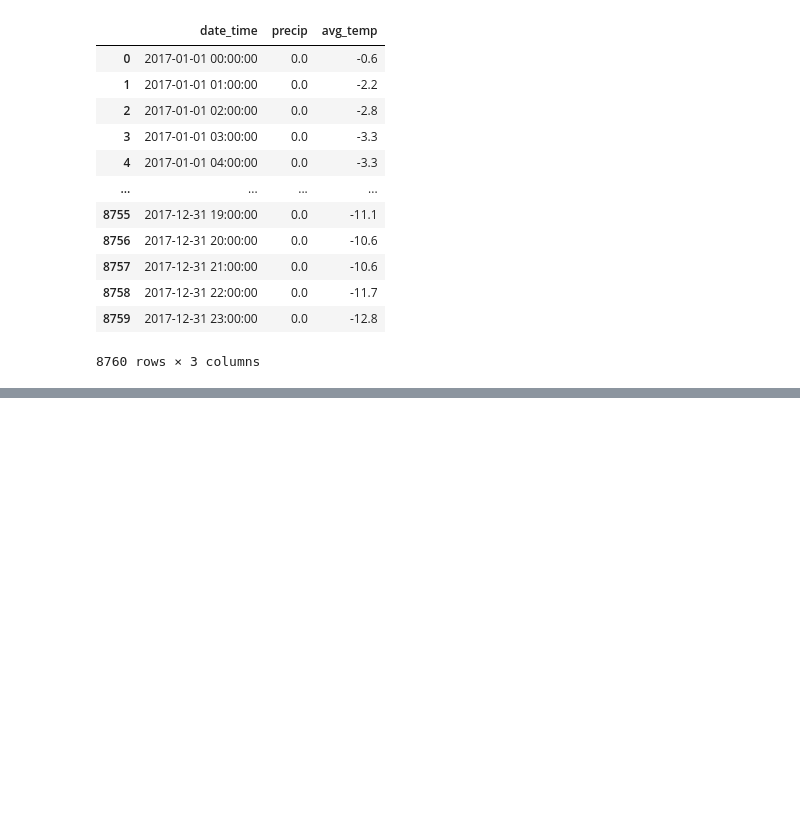
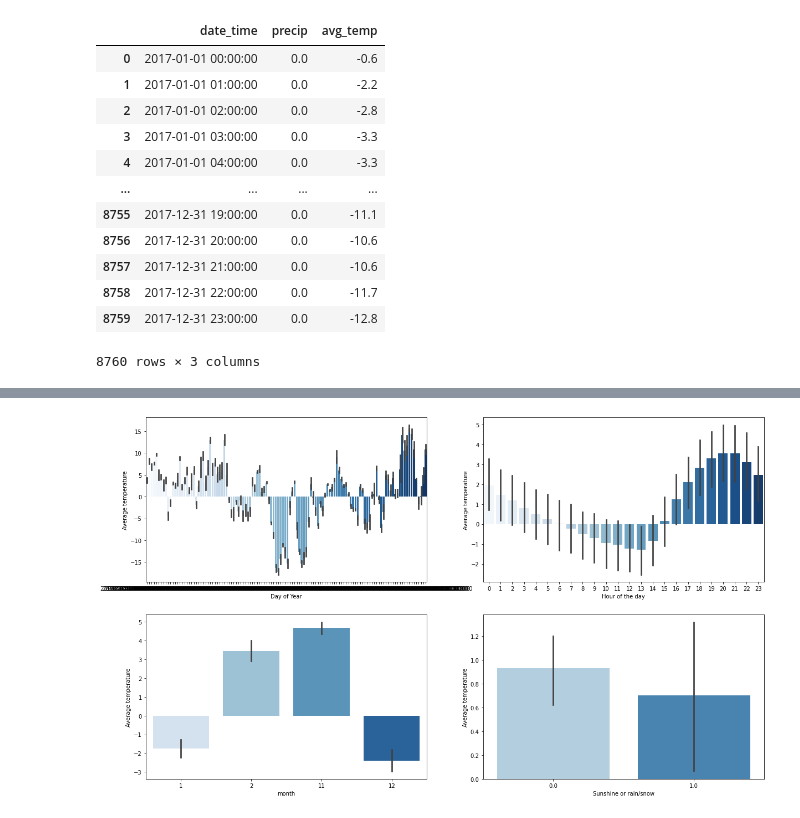
Before and after one commit to OliverSauren/AAA_Stahl, a Jupyter notebook: 1_weather_data.ipynb, the cells around one changed output, grey strips where cells are left out. Cells and saved outputs as stored; diff of their text form; code cells hidden in the pictures; blank space fills up the shorter version.

```diff
--- a/1_weather_data.ipynb
+++ b/1_weather_data.ipynb
@@ -235,0 +334,4 @@ final_df
+# %%
+winter=final_df[final_df['month']>10]
+# %%
+winter=winter.append(final_df[final_df['month']<3])
@@ -235,0 +354,20 @@ final_df
+# %%
+f, axes=plt.subplots(2,2, figsize=(20,12))
+
+#color palettes: 'crest', 'Blues', 'YlOrBr'
+
+days_plot=sns.barplot(x='date',y='avg_temp',data=winter,ax=axes[0][0],palette='Blues')
+days_plot.set(xlabel='Day of Year', ylabel='Average temperature')
+
+time_plot=sns.barplot(x='hour',y='avg_temp',data=winter,ax=axes[0][1],palette='Blues')
+time_plot.set(xlabel='Hour of the day', ylabel='Average temperature')
+
+month_plot=sns.barplot(x='month',y='avg_temp',data=winter,ax=axes[1][0],palette='Blues')
+month_plot.set(xlabel='month', ylabel='Average temperature')
+
+rain_plot=sns.barplot(x='precip',y='avg_temp',data=winter,ax=axes[1][1],palette='Blues')
+rain_plot.set(xlabel='Sunshine or rain/snow', ylabel='Average temperature')
+
+plt.show()
+# %% [output]
+[figure, added]
```
Also changed, not shown: parts of 28 cells of this notebook, 1 other file.
